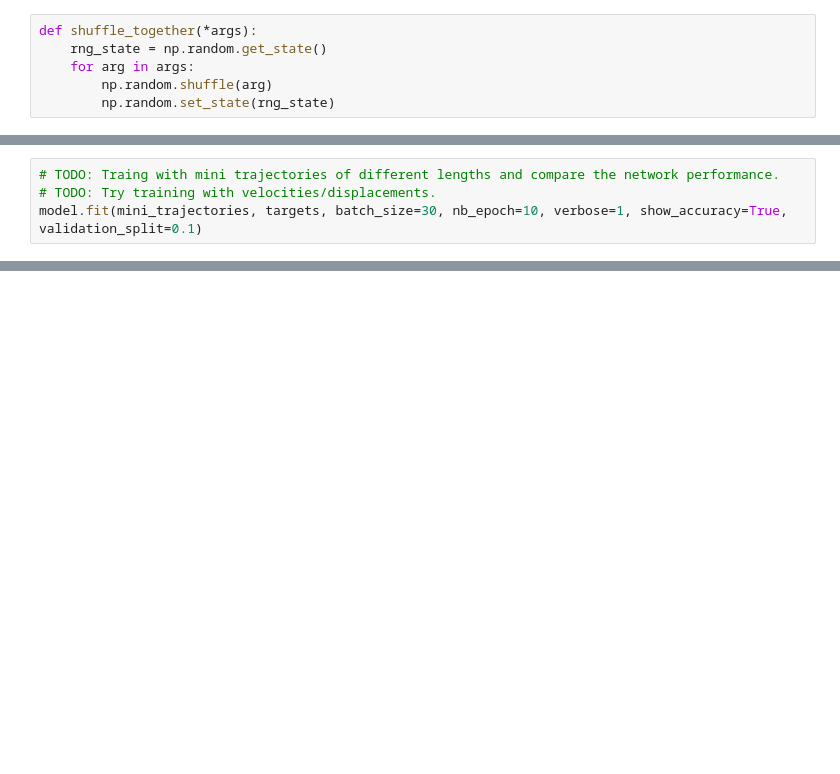
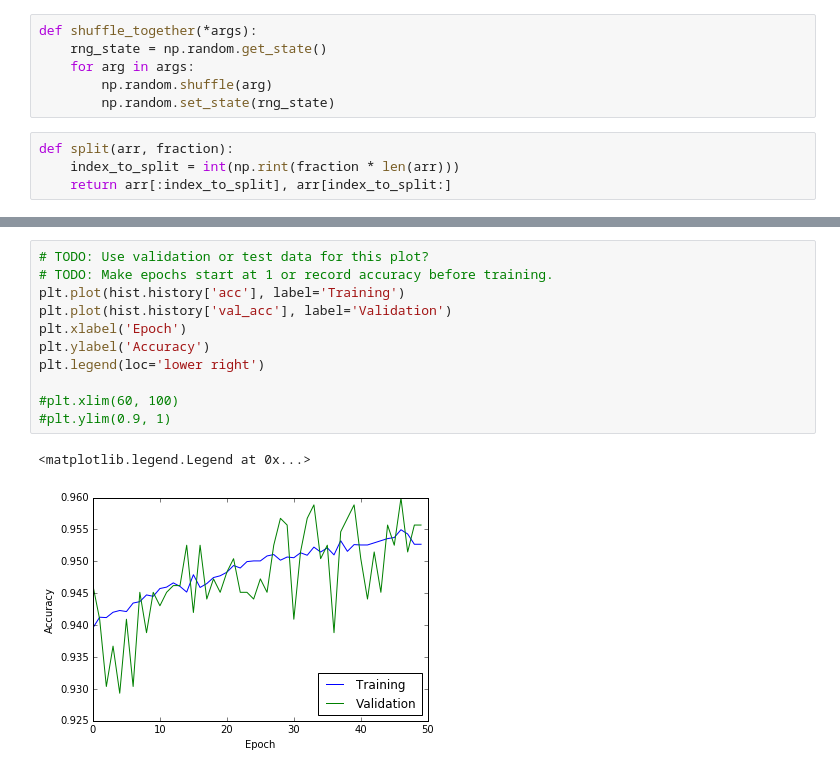
Before and after one commit to jrieke/lstm-biology, a Jupyter notebook: classification.ipynb, the cells around one changed output, grey strips where cells are left out. Drawn from its saved outputs; the diff is of its cells as text; blank space fills up the shorter version.

```diff
--- a/classification.ipynb
+++ b/classification.ipynb
@@ -48,4 +46,8 @@ def shuffle_together(*args):
     for arg in args:
         np.random.shuffle(arg)
         np.random.set_state(rng_state)
+# %%
+def split(arr, fraction):
+    index_to_split = int(np.rint(fraction * len(arr)))
+    return arr[:index_to_split], arr[index_to_split:]
 # %%
@@ -131,4 +124,0 @@ model.compile(loss='categorical_crossentropy', optimizer='rmsprop')
-# %%
-# TODO: Traing with mini trajectories of different lengths and compare the network performance.
-# TODO: Try training with velocities/displacements.
-model.fit(mini_trajectories, targets, batch_size=30, nb_epoch=10, verbose=1, show_accuracy=True, validation_split=0.1)
@@ -153,0 +169,14 @@ Epoch 10/10
+# %%
+# TODO: Use validation or test data for this plot?
+# TODO: Make epochs start at 1 or record accuracy before training.
+plt.plot(hist.history['acc'], label='Training')
+plt.plot(hist.history['val_acc'], label='Validation')
+plt.xlabel('Epoch')
+plt.ylabel('Accuracy')
+plt.legend(loc='lower right')
+
+#plt.xlim(60, 100)
+#plt.ylim(0.9, 1)
+# %% [output]
+<matplotlib.legend.Legend at 0x...>
+[figure, added]
```
Also changed, not shown: parts of 26 cells of this notebook, 1 other file.
